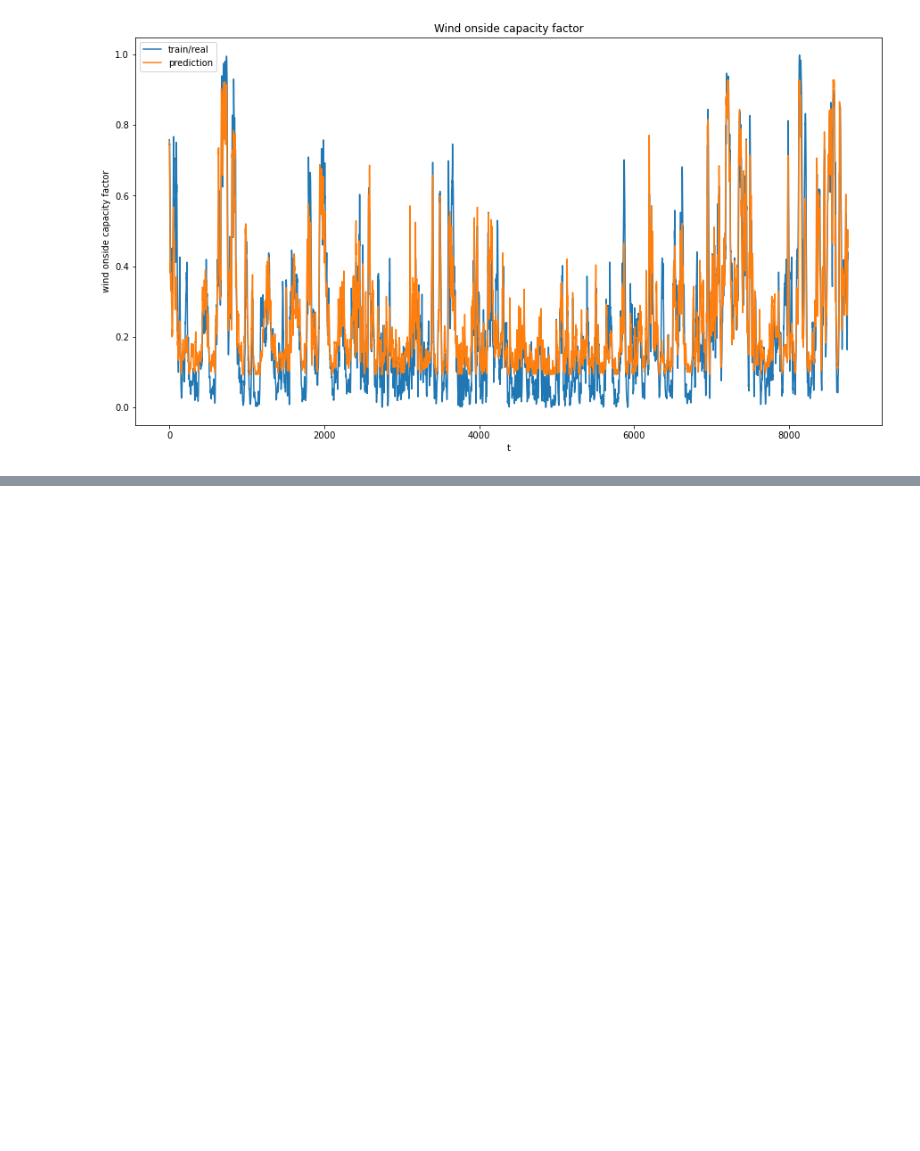
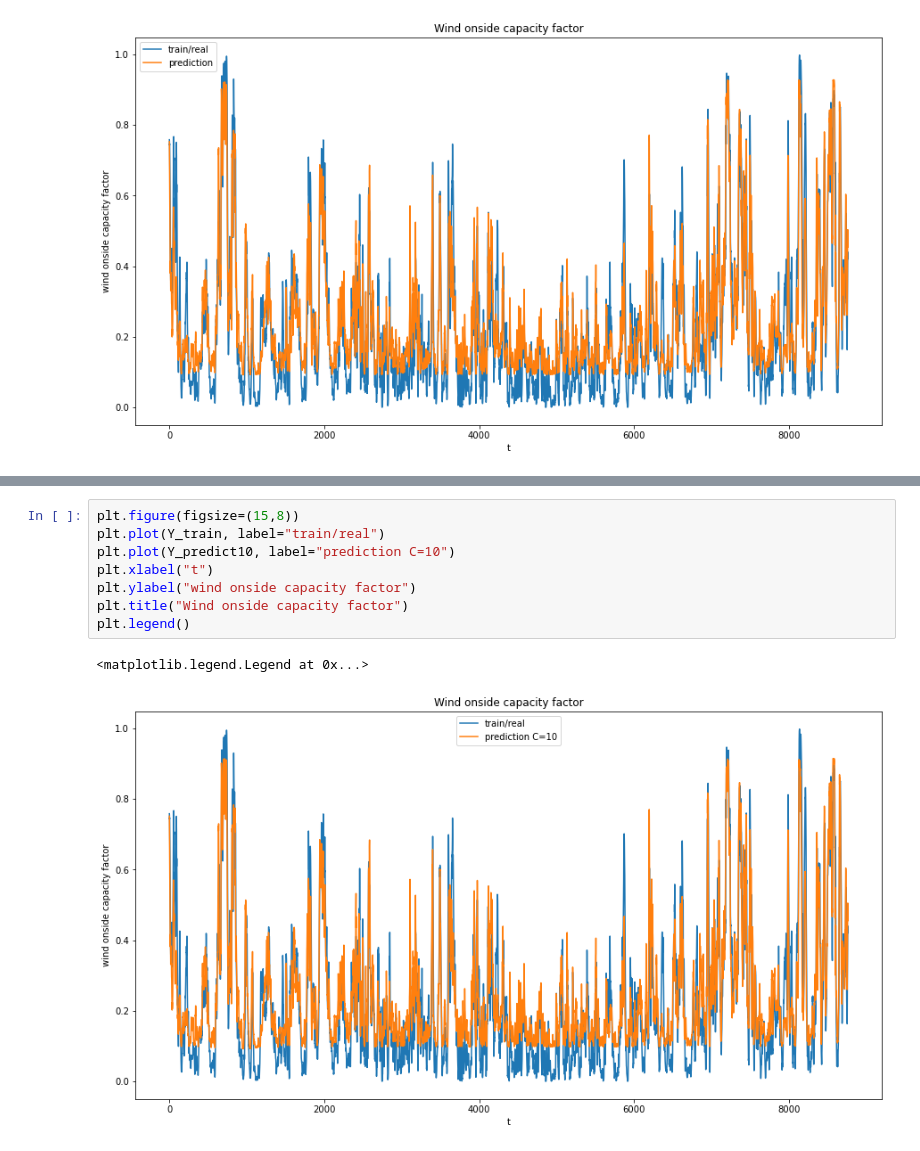
Before and after one commit to fitzthomas/ma_probabilistic_forecasts, a Jupyter notebook: era5_to_capfacts_de.ipynb, the cells around one changed output, grey strips where cells are left out. Cells and saved outputs as stored; diff of their text form; blank space fills up the shorter version.

```diff
--- a/era5_to_capfacts_de.ipynb
+++ b/era5_to_capfacts_de.ipynb
@@ -370,0 +435,11 @@ No artists with labels found to put in legend.  Note that artists whose label st
+# %%
+plt.figure(figsize=(15,8))
+plt.plot(Y_train, label="train/real")
+plt.plot(Y_predict10, label="prediction C=10")
+plt.xlabel("t")
+plt.ylabel("wind onside capacity factor")
+plt.title("Wind onside capacity factor")
+plt.legend()
+# %% [output]
+<matplotlib.legend.Legend at 0x...>
+[figure, added]
```
Also changed, not shown: parts of 16 cells of this notebook, 2 other files.
